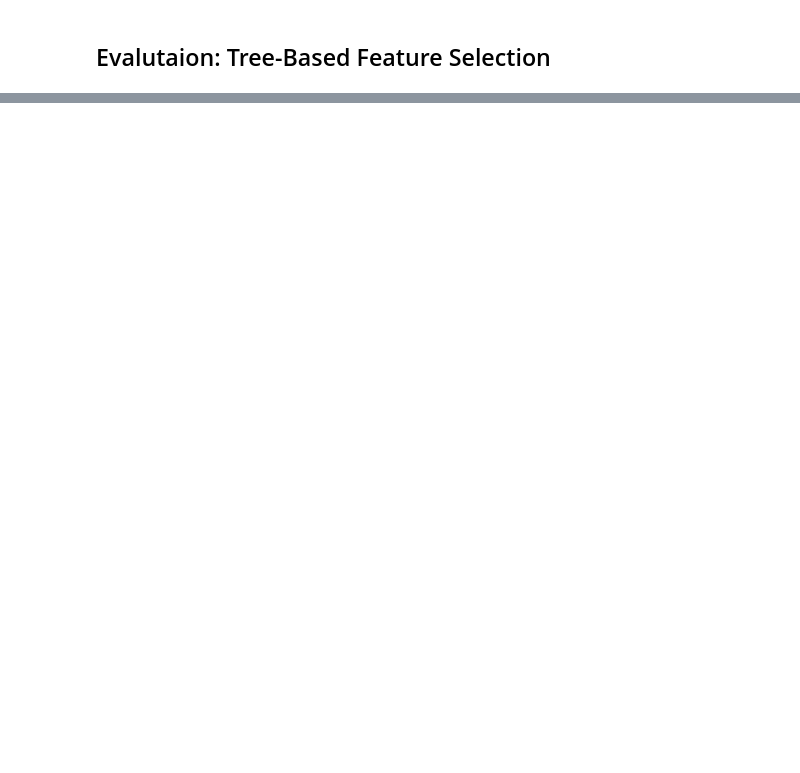
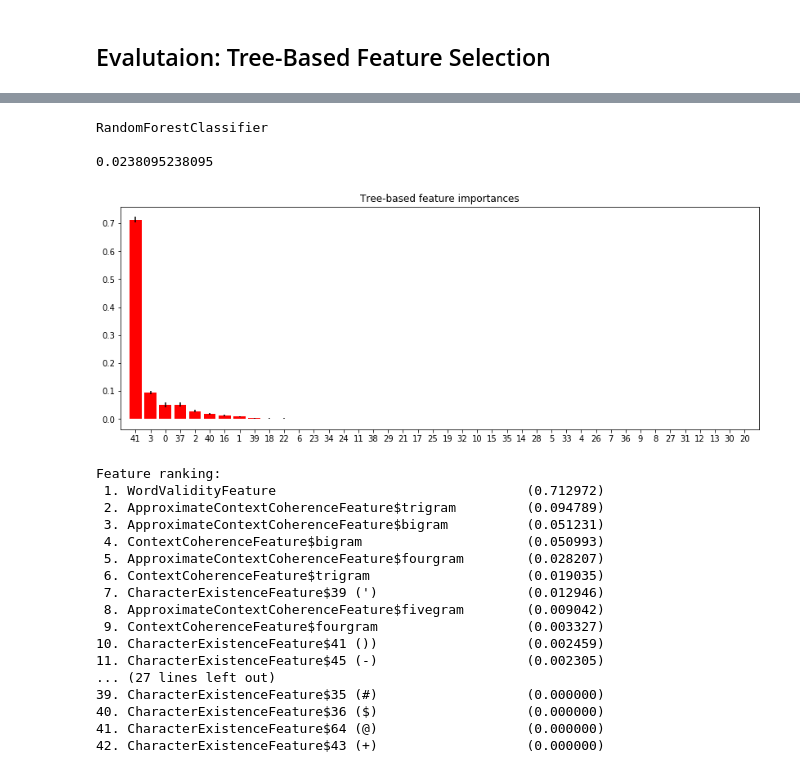
Before and after one commit to jie-mei/OCRrect, a Jupyter notebook: ocrrect-experiment/src/main/python/detect_evaluation.ipynb, the cells around one changed output, grey strips where cells are left out. Saved outputs shown, nothing was run; the diff lists cells and outputs as text; code cells hidden in the pictures; blank space fills up the shorter version.

```diff
--- a/ocrrect-experiment/src/main/python/detect_evaluation.ipynb
+++ b/ocrrect-experiment/src/main/python/detect_evaluation.ipynb
@@ -217 +447,25 @@ Feature ranking:
+# %%
+eval_feat_importances(get_clf('GSCV-RF-2'))
+# %% [output]
+RandomForestClassifier
+
+0.0238095238095
+[figure, added]
+Feature ranking:
+ 1. WordValidityFeature                                (0.712972)
+ 2. ApproximateContextCoherenceFeature$trigram         (0.094789)
+ 3. ApproximateContextCoherenceFeature$bigram          (0.051231)
+ 4. ContextCoherenceFeature$bigram                     (0.050993)
+ 5. ApproximateContextCoherenceFeature$fourgram        (0.028207)
+ 6. ContextCoherenceFeature$trigram                    (0.019035)
+ 7. CharacterExistenceFeature$39 (')                   (0.012946)
+ 8. ApproximateContextCoherenceFeature$fivegram        (0.009042)
+ 9. ContextCoherenceFeature$fourgram                   (0.003327)
+10. CharacterExistenceFeature$41 ())                   (0.002459)
+11. CharacterExistenceFeature$45 (-)                   (0.002305)
+... (27 lines left out)
+39. CharacterExistenceFeature$35 (#)                   (0.000000)
+40. CharacterExistenceFeature$36 ($)                   (0.000000)
+41. CharacterExistenceFeature$64 (@)                   (0.000000)
+42. CharacterExistenceFeature$43 (+)                   (0.000000)
 # %%
```
Also changed, not shown: parts of 27 cells of this notebook, 41 other files.
